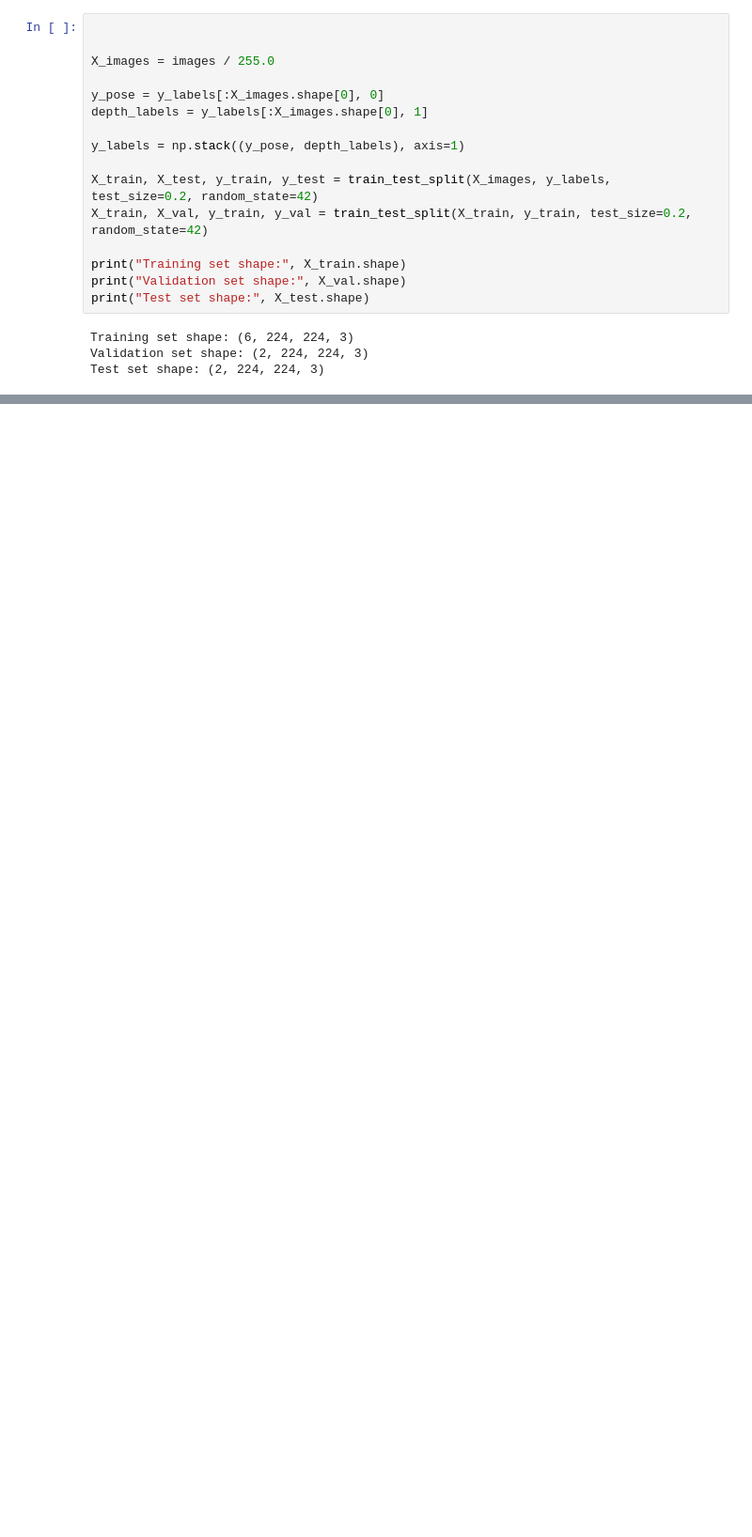
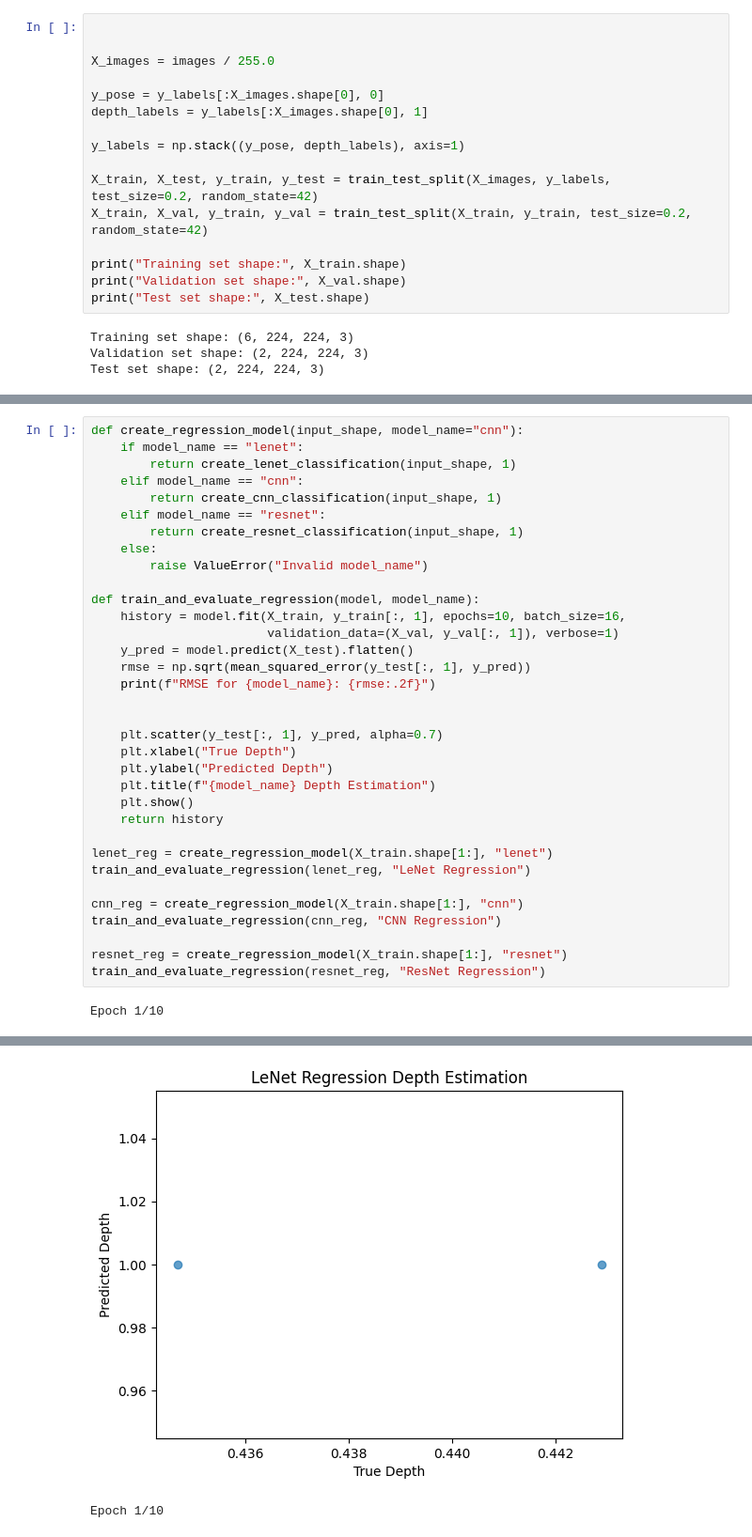
Before and after one commit to aSimpson02/deep_learning_proj, a Jupyter notebook: final.ipynb, the cells around one changed output, grey strips where cells are left out. Shown: that part at 94% size. Drawn from its saved outputs; the diff is of its cells as text; blank space fills up the shorter version.

```diff
--- a/final.ipynb
+++ b/final.ipynb
@@ -543,0 +253,36 @@ ResNet RMSE: 31.80
+# %%
+def create_regression_model(input_shape, model_name="cnn"):
+    if model_name == "lenet":
+        return create_lenet_classification(input_shape, 1)
+    elif model_name == "cnn":
+        return create_cnn_classification(input_shape, 1)
+    elif model_name == "resnet":
+        return create_resnet_classification(input_shape, 1)
+    else:
+        raise ValueError("Invalid model_name")
+
+def train_and_evaluate_regression(model, model_name):
+    history = model.fit(X_train, y_train[:, 1], epochs=10, batch_size=16,
+                        validation_data=(X_val, y_val[:, 1]), verbose=1)
+    y_pred = model.predict(X_test).flatten()
+    rmse = np.sqrt(mean_squared_error(y_test[:, 1], y_pred))
+    print(f"RMSE for {model_name}: {rmse:.2f}")
+
+
+    plt.scatter(y_test[:, 1], y_pred, alpha=0.7)
+    plt.xlabel("True Depth")
+    plt.ylabel("Predicted Depth")
+    plt.title(f"{model_name} Depth Estimation")
+    plt.show()
+    return history
+
+lenet_reg = create_regression_model(X_train.shape[1:], "lenet")
+train_and_evaluate_regression(lenet_reg, "LeNet Regression")
+
+cnn_reg = create_regression_model(X_train.shape[1:], "cnn")
+train_and_evaluate_regression(cnn_reg, "CNN Regression")
+
+resnet_reg = create_regression_model(X_train.shape[1:], "resnet")
+train_and_evaluate_regression(resnet_reg, "ResNet Regression")
+# %% [output]
+Epoch 1/10
@@ -543,0 +306,2 @@ ResNet RMSE: 31.80
+[figure, added]
+Epoch 1/10
```
Also changed, not shown: parts of 13 cells of this notebook.
